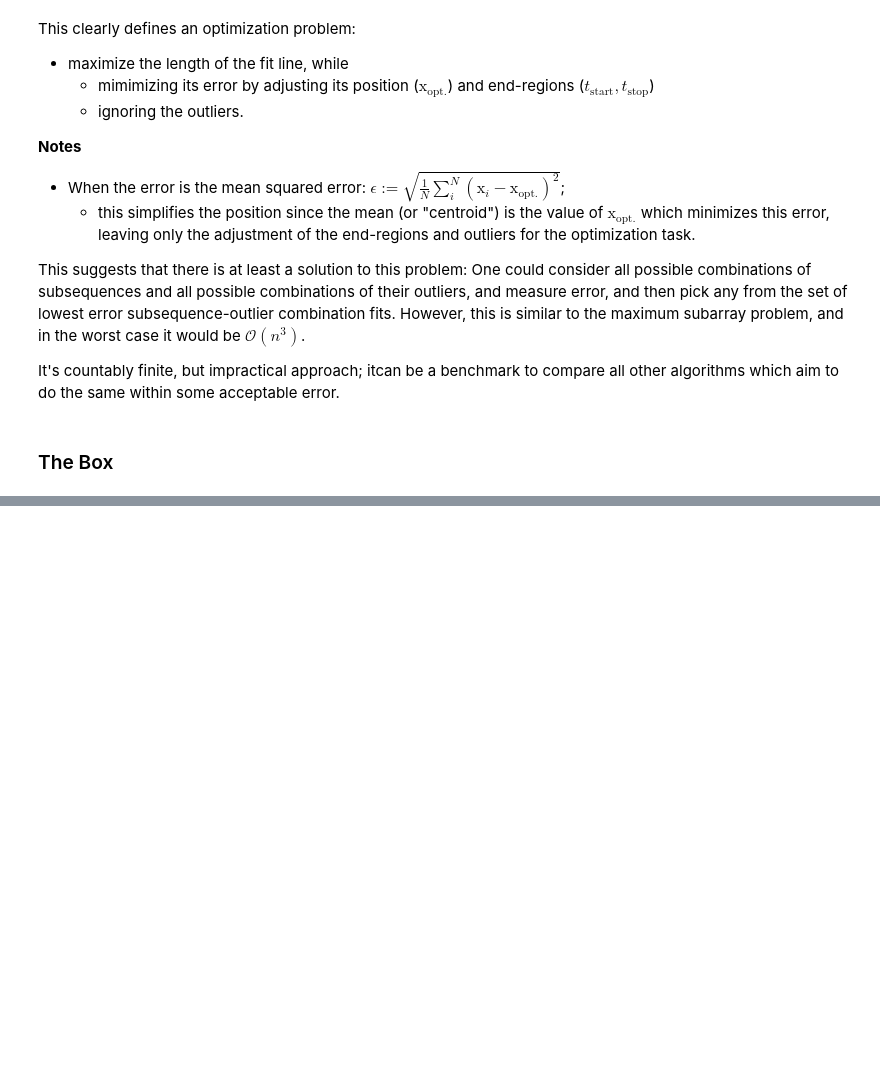
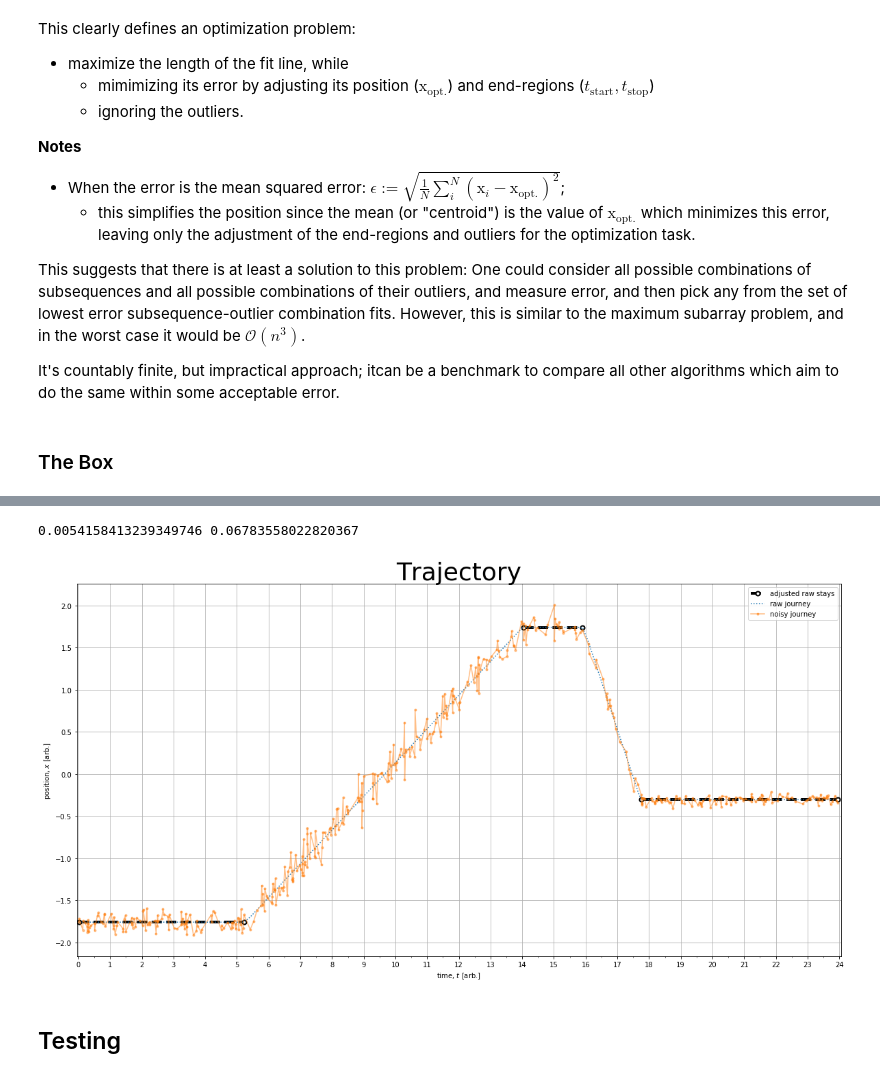
Before and after one commit to m-salewski/stay_classification, a Jupyter notebook: notebooks/synthetic_data_1D__box_method.ipynb, the cells around one changed output, grey strips where cells are left out. Saved outputs shown, nothing was run; the diff lists cells and outputs as text; code cells hidden in the pictures; blank space fills up the shorter version.

```diff
--- a/notebooks/synthetic_data_1D__box_method.ipynb
+++ b/notebooks/synthetic_data_1D__box_method.ipynb
@@ -465,0 +127,2 @@ for timepoint in [5, 12, 21]:
+# %%
+rand_range = lambda size, max_, min_: (max_-min_)*np.random.random_sample(size=size) + min_
@@ -465,0 +138,5 @@ for timepoint in [5, 12, 21]:
+# %%
+dsec = 1/3600.0
+time = np.arange(0,24,dsec)
+# %%
+segs_plot_kwargs = {'linestyle':'--', 'marker':'o', 'color':'k', 'linewidth':4.0, 'markerfacecolor':'w', 'markersize':6.0, 'markeredgewidth':2.0}
@@ -465,0 +146,66 @@ for timepoint in [5, 12, 21]:
+# %%
+event_frac = rand_range(1,0.01,0.001)[0]
+
+duplicate_frac = rand_range(1,0.3,0.05)[0]
+
+print(event_frac, duplicate_frac)
+
+configs = {
+    'threshold':0.5,
+    'event_frac':event_frac,
+    'duplicate_frac':duplicate_frac,
+    'noise_min':0.02,
+    'noise_max':0.15
+}
+
+
+nr_stays = np.random.randint(10)
+stay_time_bounds = np.concatenate((np.array([0]),rand_range(2*nr_stays, 24, 0),np.array([24])))
+stay_time_bounds = np.sort(stay_time_bounds)
+stay_xlocs = rand_range(nr_stays+1, 2, - 2.0)
+
+stays = []
+for n in range(nr_stays+1):
+
+    nn = 2*n
+    stay = get_stay(stay_time_bounds[nn], stay_time_bounds[nn+1],  stay_xlocs[n])
+    #print(n,nn,nn+1,stay)
+    stays.append(stay)
+
+
+time_sub, raw_journey_sub, noise_journey_sub = get_trajectory(stays, time, configs)
+
+segments = get_segments(time, stays, threshold=0.5)
+new_stays = get_adjusted_stays(segments, time_sub)
+new_t_segs, new_x_segs = get_stay_segs(new_stays)
+# %% [output]
+0.0054158413239349746 0.06783558022820367
+# %%
+plt.figure(figsize=(20,10))
+#plt.plot(t_segs, x_segs, ':', marker='|', color='grey', linewidth=2.0, markerfacecolor='w', markersize=30.0, markeredgewidth=1.0, dashes=[0.5,0.5], label='raw stays')
+
+plt.plot(new_t_segs, new_x_segs, **segs_plot_kwargs, label='adjusted raw stays')
+plt.plot(time_sub, raw_journey_sub, ':', label='raw journey')
+plt.plot(time_sub, noise_journey_sub, '.-', label='noisy journey', alpha=0.5)
+
+plt.legend();
+
+plt.xlabel(r'time, $t$ [arb.]')
+plt.ylabel(r'position, $x$ [arb.]')
+
+ymin = noise_journey_sub.min()-1*eps
+ymax = noise_journey_sub.max()+1*eps
+plt.ylim(ymin, ymax)
+
+ax = plt.gca()
+ax.xaxis.set_major_locator(MultipleLocator(1))
+ax.xaxis.set_minor_locator(MultipleLocator(0.5))
+
+plt.xlim(-0.05, 24.05)
+#plt.xlim(-0.1, 19.1
+#plt.xlim(15.1, 19.1)
+
+plt.title('Trajectory', fontsize=36)
+plt.grid(visible=True);
+# %% [output]
+[figure, added]
@@ -465,0 +228,2 @@ for timepoint in [5, 12, 21]:
+# %% [markdown]
+## Testing
```
Also changed, not shown: parts of 70 cells of this notebook, 12 other files.
